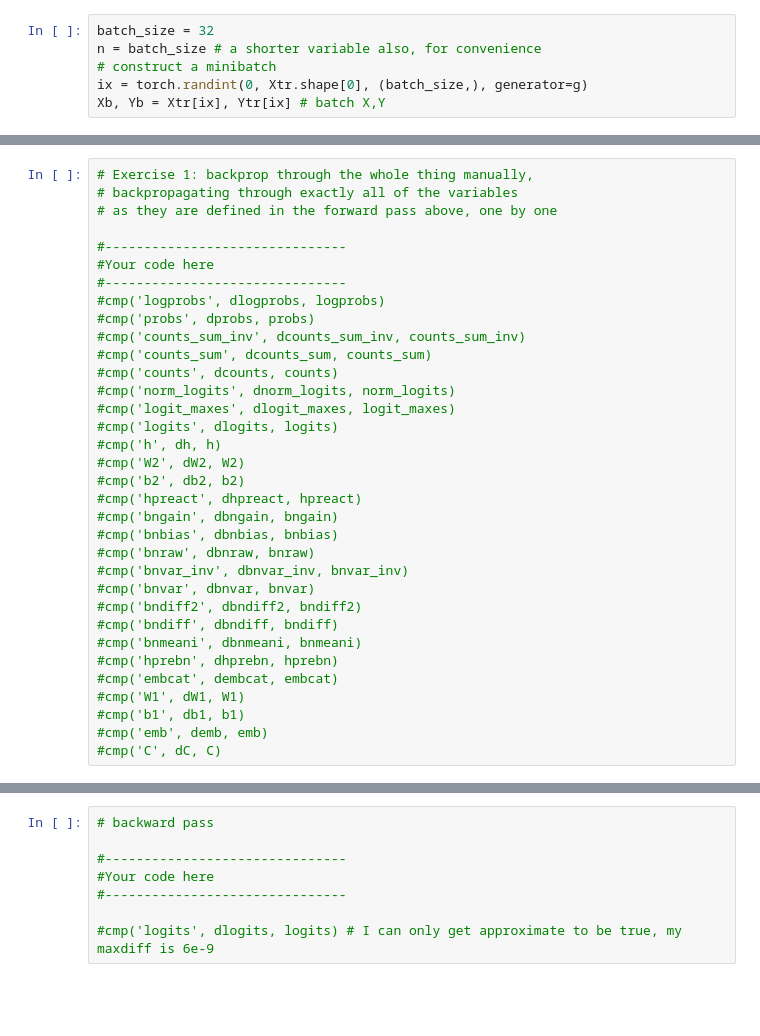
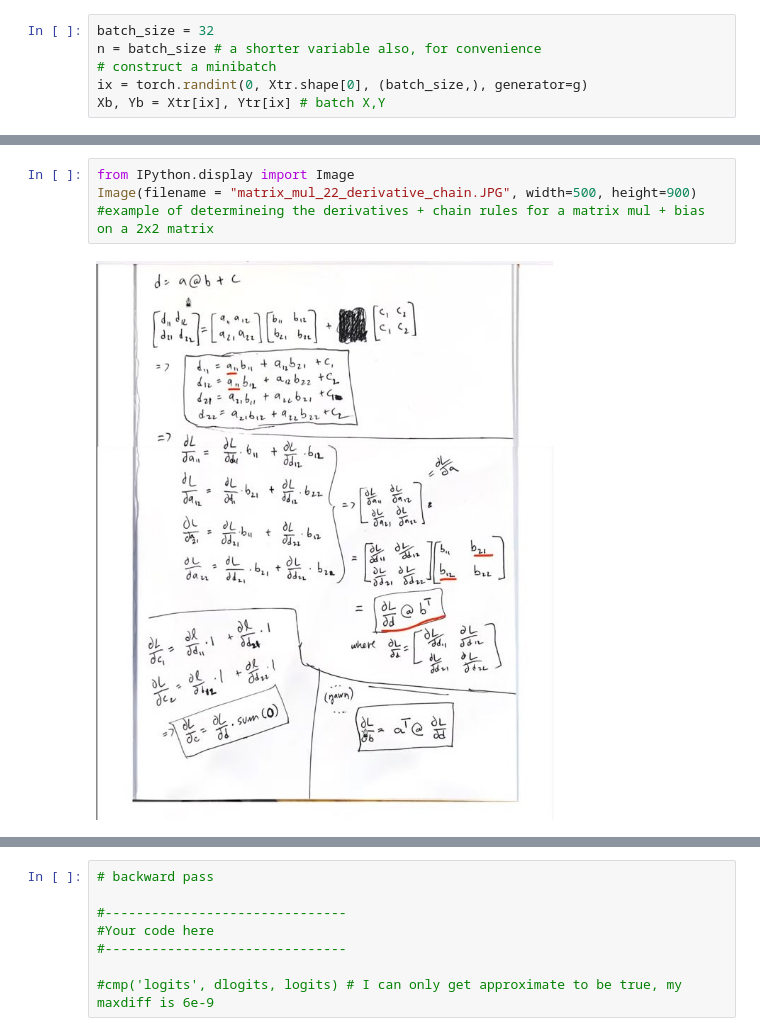
Before and after one commit to popescualexandrucristian/andrej_karpathy_ai_trainining_2024, a Jupyter notebook: building_makemore/the_spelled-out_intro_to_language_modeling_building_makemore_06.ipynb, the cells around one changed output, grey strips where cells are left out. Saved outputs shown, nothing was run; the diff lists cells and outputs as text; blank space fills up the shorter version.

Commit message:
backpropagate by hand makemore part 4

```diff
--- a/building_makemore/the_spelled-out_intro_to_language_modeling_building_makemore_06.ipynb
+++ b/building_makemore/the_spelled-out_intro_to_language_modeling_building_makemore_06.ipynb
@@ -146,34 +146,6 @@ tensor(3.3341, grad_fn=<NegBackward0>)
-# %%
-# Exercise 1: backprop through the whole thing manually,
-# backpropagating through exactly all of the variables
-# as they are defined in the forward pass above, one by one
-
-#-------------------------------
-#Your code here
-#-------------------------------
-#cmp('logprobs', dlogprobs, logprobs)
-#cmp('probs', dprobs, probs)
-#cmp('counts_sum_inv', dcounts_sum_inv, counts_sum_inv)
-#cmp('counts_sum', dcounts_sum, counts_sum)
-#cmp('counts', dcounts, counts)
-#cmp('norm_logits', dnorm_logits, norm_logits)
-#cmp('logit_maxes', dlogit_maxes, logit_maxes)
-#cmp('logits', dlogits, logits)
-#cmp('h', dh, h)
-#cmp('W2', dW2, W2)
-#cmp('b2', db2, b2)
-#cmp('hpreact', dhpreact, hpreact)
-#cmp('bngain', dbngain, bngain)
-#cmp('bnbias', dbnbias, bnbias)
-#cmp('bnraw', dbnraw, bnraw)
-#cmp('bnvar_inv', dbnvar_inv, bnvar_inv)
-#cmp('bnvar', dbnvar, bnvar)
-#cmp('bndiff2', dbndiff2, bndiff2)
-#cmp('bndiff', dbndiff, bndiff)
-#cmp('bnmeani', dbnmeani, bnmeani)
-#cmp('hprebn', dhprebn, hprebn)
-#cmp('embcat', dembcat, embcat)
-#cmp('W1', dW1, W1)
-#cmp('b1', db1, b1)
-#cmp('emb', demb, emb)
-#cmp('C', dC, C)
+# %%
+from IPython.display import Image
+Image(filename = "matrix_mul_22_derivative_chain.JPG", width=500, height=900)
+#example of determineing the derivatives + chain rules for a matrix mul + bias on a 2x2 matrix
+# %% [output]
+[figure, added]
```
Also changed, not shown: parts of 4 cells of this notebook, 4 other files.
